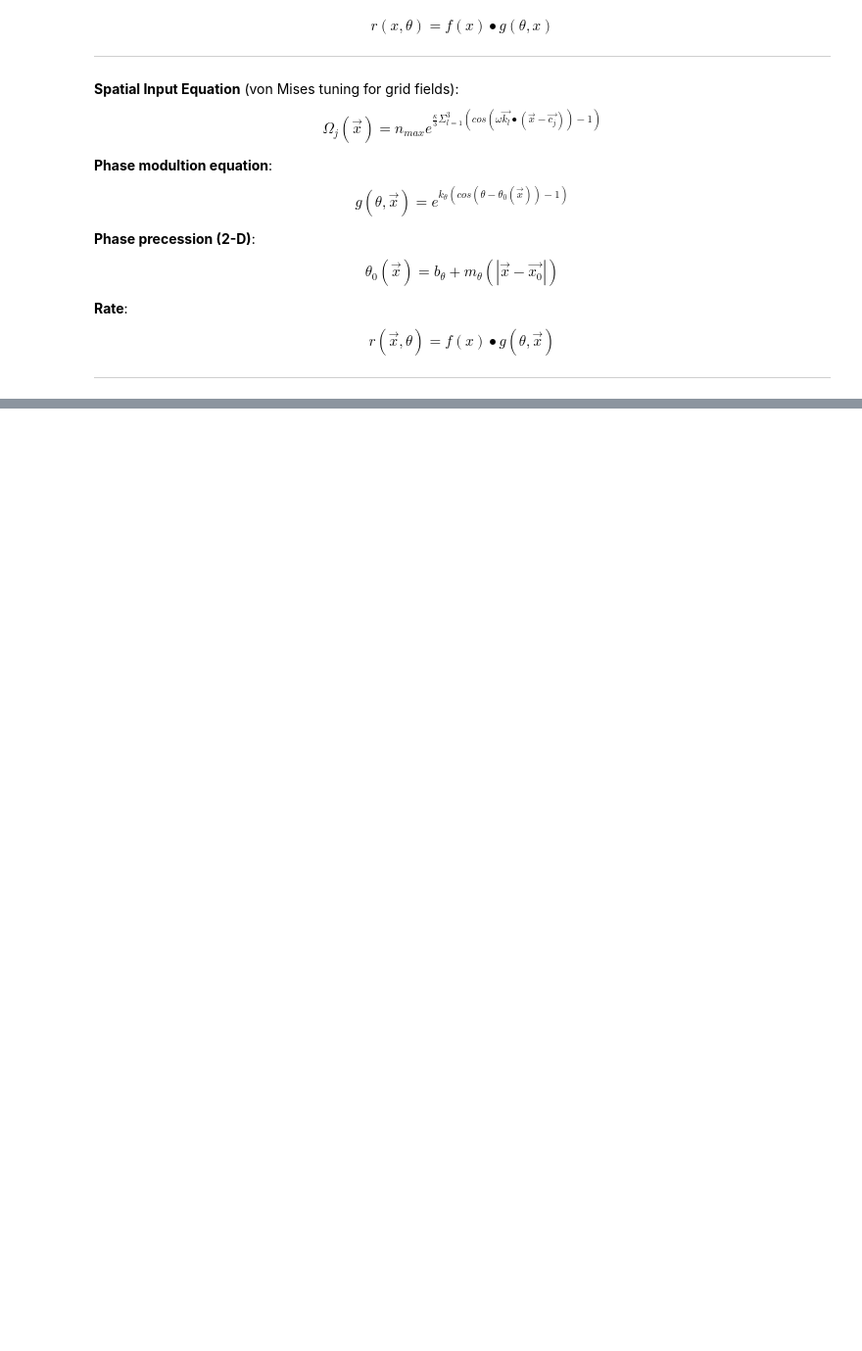
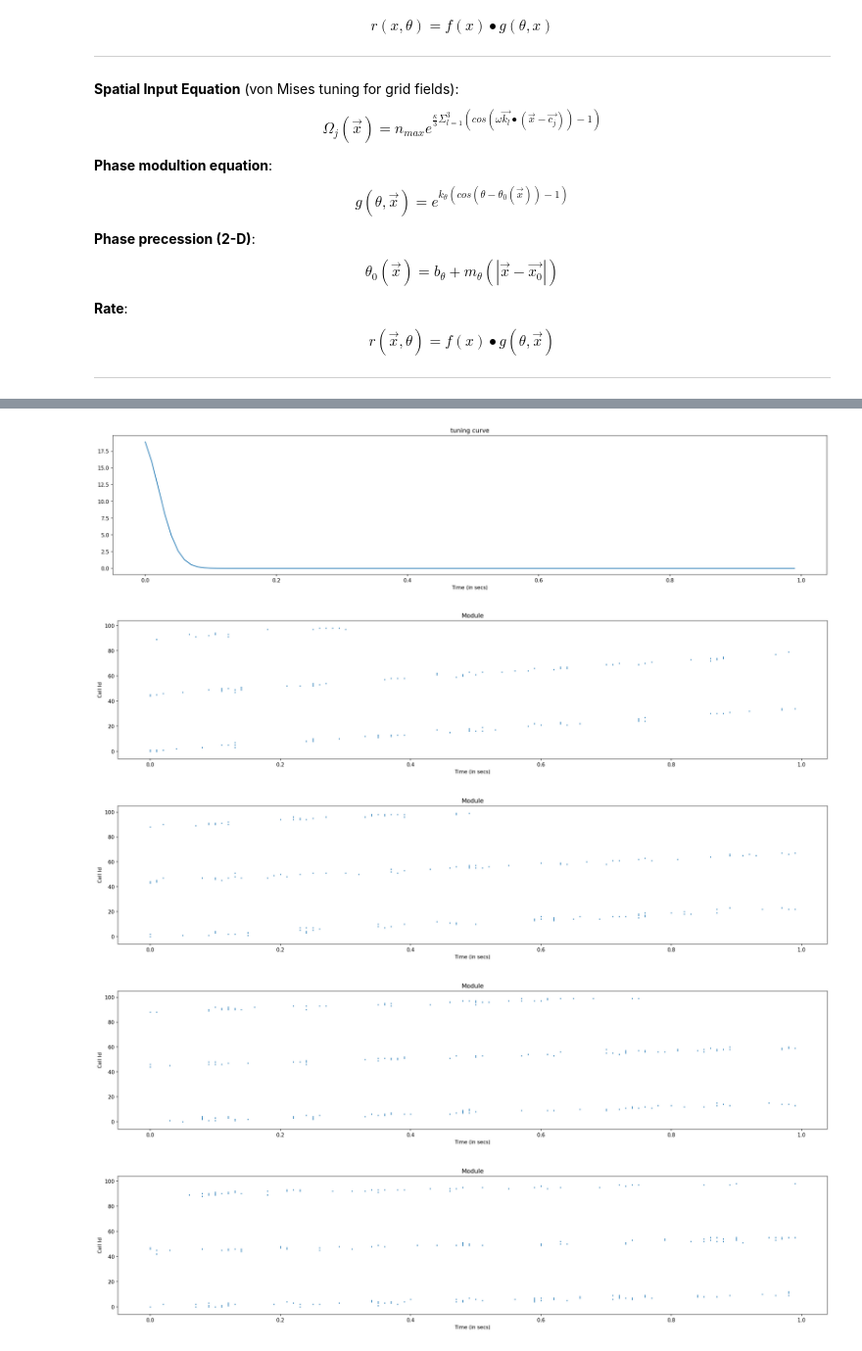
Before and after one commit to divyanshgupt/travelling-wave-mec, a Jupyter notebook: Raster_Plot_Theta_Cycle_1D.ipynb, the cells around one changed output, grey strips where cells are left out. Shown: that part at 98% size. Saved outputs shown, nothing was run; the diff lists cells and outputs as text; code cells hidden in the pictures; blank space fills up the shorter version.

```diff
--- a/Raster_Plot_Theta_Cycle_1D.ipynb
+++ b/Raster_Plot_Theta_Cycle_1D.ipynb
@@ -283,12 +329,0 @@ print(c.shape)
-# %%
-def raster_plot_module(activity, args):
-  """
-  plots a raster plot for cells in a module
-  inputs:
-    activity
-  returns:
-
-  """
-
-  plt.eventplot()
-  plt.show()
@@ -294,0 +402,10 @@ def raster_plot_module(activity, args):
+# %%
+plot_modulation_factor(spatial_input[0, :, 0], "tuning curve", args)
+for i in range(args['nb_modules']):
+  raster_plot_module(activity[:, :, i], 'Module', args, figsize=[25,5]) # plot spike trains from the zeroth module
+# %% [output]
+[figure, added]
+[figure, added]
+[figure, added]
+[figure, added]
+[figure, added]
```
Also changed, not shown: parts of 26 cells of this notebook.
